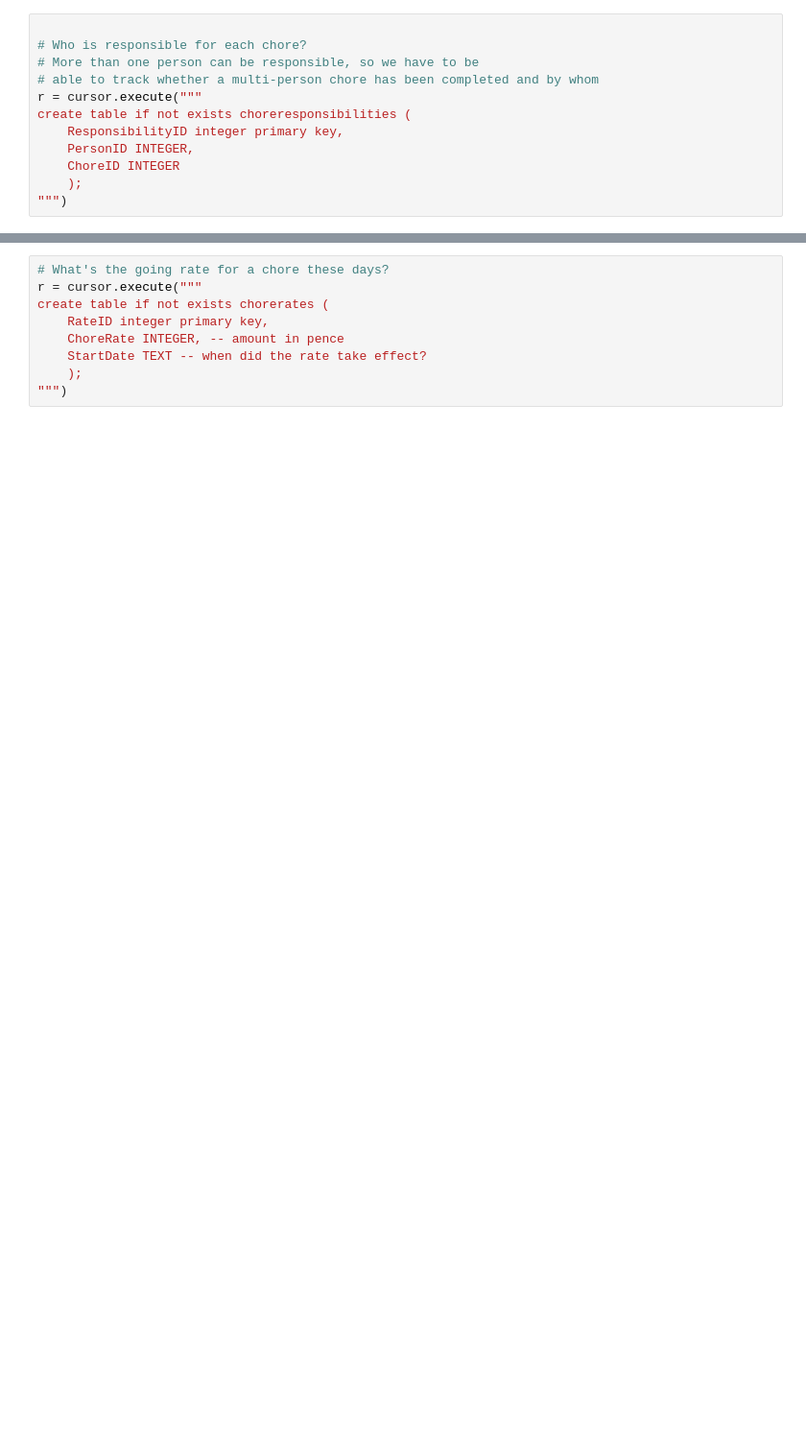
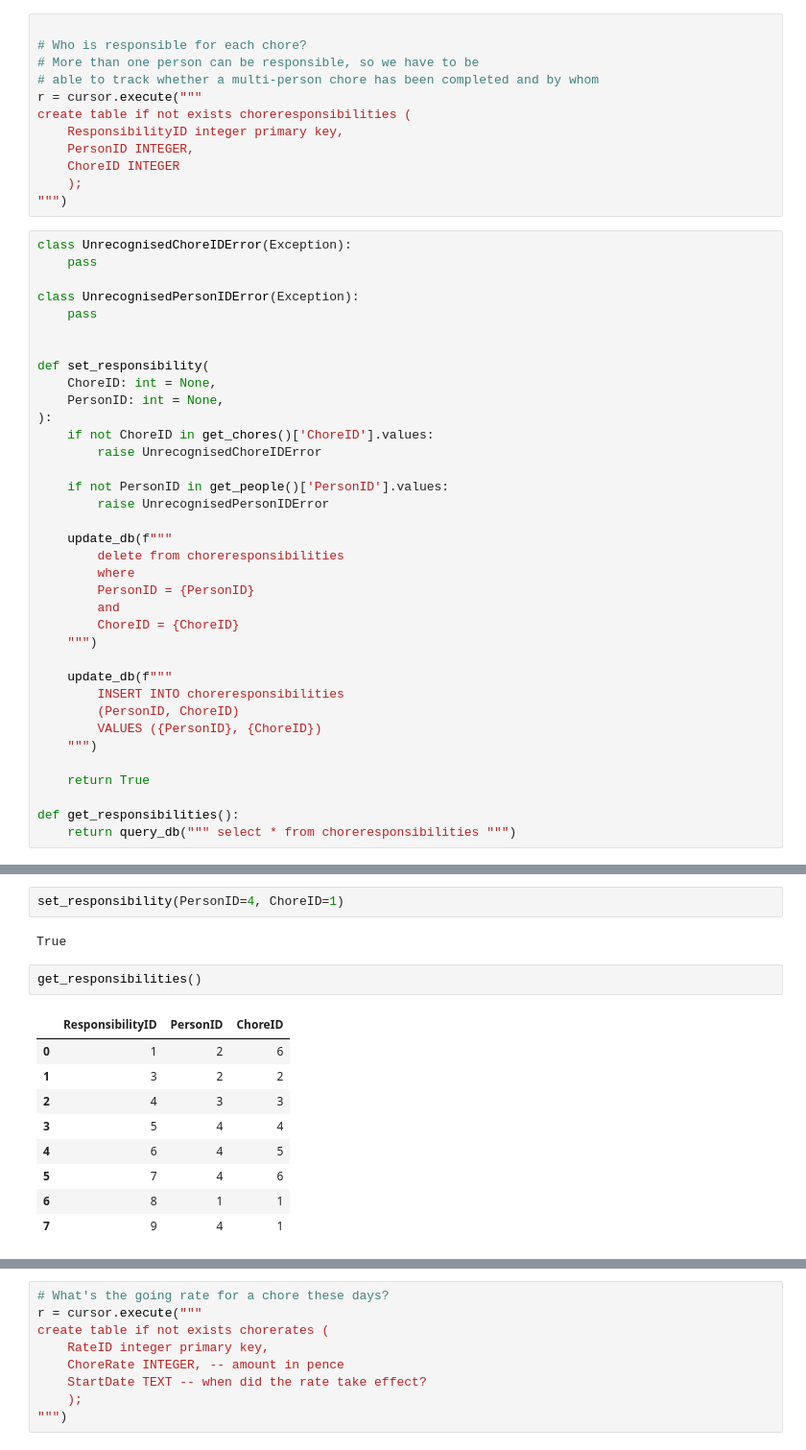
Before and after one commit to gorbynet/ChoreTracker, a Jupyter notebook: ChoreTrackerDevelopment.ipynb, the cells around one changed output, grey strips where cells are left out. Shown: that part at 96% size. Drawn from its saved outputs; the diff is of its cells as text; blank space fills up the shorter version.

```diff
--- a/ChoreTrackerDevelopment.ipynb
+++ b/ChoreTrackerDevelopment.ipynb
@@ -158,3 +375,39 @@ create table if not exists choreresponsibilities (
     ChoreID INTEGER
     );
 """)
+# %%
+class UnrecognisedChoreIDError(Exception):
+    pass
+
+class UnrecognisedPersonIDError(Exception):
+    pass
+
+
+def set_responsibility(
+    ChoreID: int = None,
+    PersonID: int = None,
+):
+    if not ChoreID in get_chores()['ChoreID'].values:
+        raise UnrecognisedChoreIDError
+
+    if not PersonID in get_people()['PersonID'].values:
+        raise UnrecognisedPersonIDError
+
+    update_db(f"""
+        delete from choreresponsibilities
+        where
+        PersonID = {PersonID}
+        and
+        ChoreID = {ChoreID}
+    """)
+
+    update_db(f"""
+        INSERT INTO choreresponsibilities
+        (PersonID, ChoreID)
+        VALUES ({PersonID}, {ChoreID})
+    """)
+
+    return True
+
+def get_responsibilities():
+    return query_db(""" select * from choreresponsibilities """)
@@ -160,0 +422,16 @@ create table if not exists choreresponsibilities (
+# %%
+set_responsibility(PersonID=4, ChoreID=1)
+# %% [output]
+True
+# %%
+get_responsibilities()
+# %% [output]
+|  | ResponsibilityID | PersonID | ChoreID |
+| 0 | 1 | 2 | 6 |
+| 1 | 3 | 2 | 2 |
+| 2 | 4 | 3 | 3 |
+| 3 | 5 | 4 | 4 |
+| 4 | 6 | 4 | 5 |
+| 5 | 7 | 4 | 6 |
+| 6 | 8 | 1 | 1 |
+| 7 | 9 | 4 | 1 |
```
Also changed, not shown: parts of 41 cells of this notebook.
